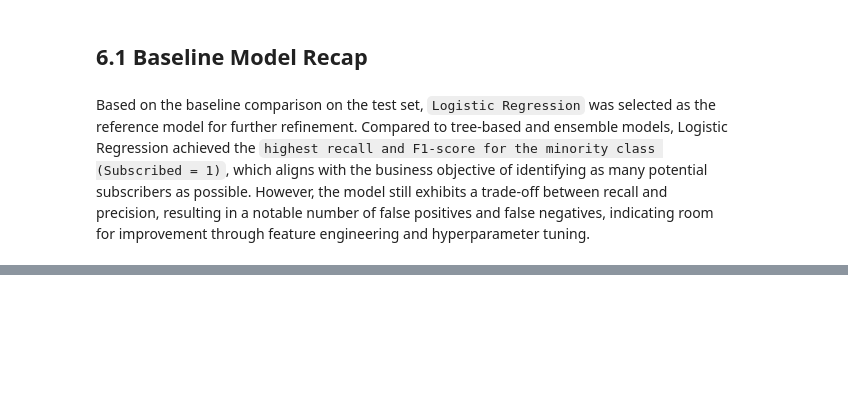
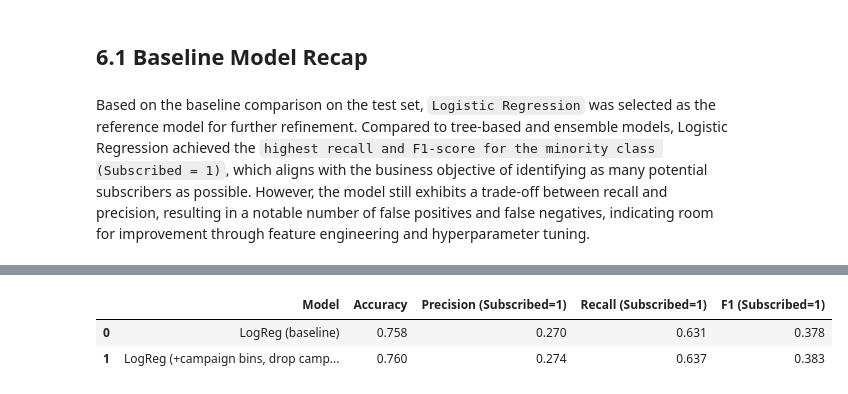
Before and after one commit to 2401496A/bank-marketing-data-analysis-project, a Jupyter notebook: MLDP Program Codes Submission Template.ipynb, the cells around one changed output, grey strips where cells are left out. Cells and saved outputs as stored; diff of their text form; code cells hidden in the pictures; blank space fills up the shorter version.

Commit message:
Added feature engineering further for 6.2 Further feature engineering / feature selection

```diff
--- a/MLDP Program Codes Submission Template.ipynb
+++ b/MLDP Program Codes Submission Template.ipynb
@@ -971,0 +969,82 @@ Based on the baseline comparison on the test set, `Logistic Regression` was sele
+# %%
+from sklearn.pipeline import Pipeline
+from sklearn.compose import ColumnTransformer
+from sklearn.preprocessing import OneHotEncoder, StandardScaler
+
+def make_preprocess(X):
+    cat_cols = X.select_dtypes(include=["object"]).columns.tolist()
+    num_cols = X.select_dtypes(exclude=["object"]).columns.tolist()
+
+    return ColumnTransformer(
+        transformers=[
+            ("num", StandardScaler(), num_cols),
+            ("cat", OneHotEncoder(handle_unknown="ignore"), cat_cols),
+        ],
+        remainder="drop"
+    )
+
+# ----------------------------
+# 0) Base X/y
+# ----------------------------
+X_full = df_clean.drop(columns=["y"])
+y = df_clean["y"].map({"no": 0, "yes": 1})
+
+# Split once
+X_train_full, X_test_full, y_train, y_test = train_test_split(
+    X_full, y, test_size=0.30, random_state=42, stratify=y
+)
+
+# ----------------------------
+# 1) Baseline (no FE)
+# ----------------------------
+X_train_base = X_train_full.copy()
+X_test_base  = X_test_full.copy()
+
+# ----------------------------
+# 2) FE version: campaign -> bins (drop raw campaign)
+# ----------------------------
+X_train_fe = X_train_full.copy()
+X_test_fe  = X_test_full.copy()
+
+X_train_fe["campaign_single"] = (X_train_fe["campaign"] == 1).astype(int)
+X_train_fe["campaign_few"]    = X_train_fe["campaign"].between(2, 3).astype(int)
+X_train_fe["campaign_many"]   = (X_train_fe["campaign"] >= 4).astype(int)
+
+X_test_fe["campaign_single"] = (X_test_fe["campaign"] == 1).astype(int)
+X_test_fe["campaign_few"]    = X_test_fe["campaign"].between(2, 3).astype(int)
+X_test_fe["campaign_many"]   = (X_test_fe["campaign"] >= 4).astype(int)
+
+# Drop original campaign (replaced by bins)
+X_train_fe = X_train_fe.drop(columns=["campaign"])
+X_test_fe  = X_test_fe.drop(columns=["campaign"])
+
+# ----------------------------
+# 3) Pipelines
+# ----------------------------
+preprocess_base = make_preprocess(X_train_base)
+preprocess_fe   = make_preprocess(X_train_fe)
+
+lr_base = LogisticRegression(class_weight="balanced", max_iter=1000, random_state=42)
+lr_fe   = LogisticRegression(class_weight="balanced", max_iter=1000, random_state=42)
+
+pipe_base = Pipeline([("preprocess", preprocess_base), ("model", lr_base)])
+pipe_fe   = Pipeline([("preprocess", preprocess_fe),   ("model", lr_fe)])
+
+pipe_base.fit(X_train_base, y_train)
+pipe_fe.fit(X_train_fe, y_train)
+
+# ----------------------------
+# 4) Evaluate
+# ----------------------------
+row_base = evaluate_model(pipe_base, X_test_base, y_test, "LogReg (baseline)", print_logs=False)
+row_fe   = evaluate_model(pipe_fe,   X_test_fe,   y_test, "LogReg (+campaign bins, drop campaign)", print_logs=False)
+
+results = pd.DataFrame([row_base, row_fe])[
+    ["Model", "Accuracy", "Precision (Subscribed=1)", "Recall (Subscribed=1)", "F1 (Subscribed=1)"]
+].round(3)
+
+results
+# %% [output]
+|  | Model | Accuracy | Precision (Subscribed=1) | Recall (Subscribed=1) | F1 (Subscribed=1) |
+| 0 | LogReg (baseline) | 0.758 | 0.270 | 0.631 | 0.378 |
+| 1 | LogReg (+campaign bins, drop camp... | 0.760 | 0.274 | 0.637 | 0.383 |
```
Also changed, not shown: parts of 16 cells of this notebook.
